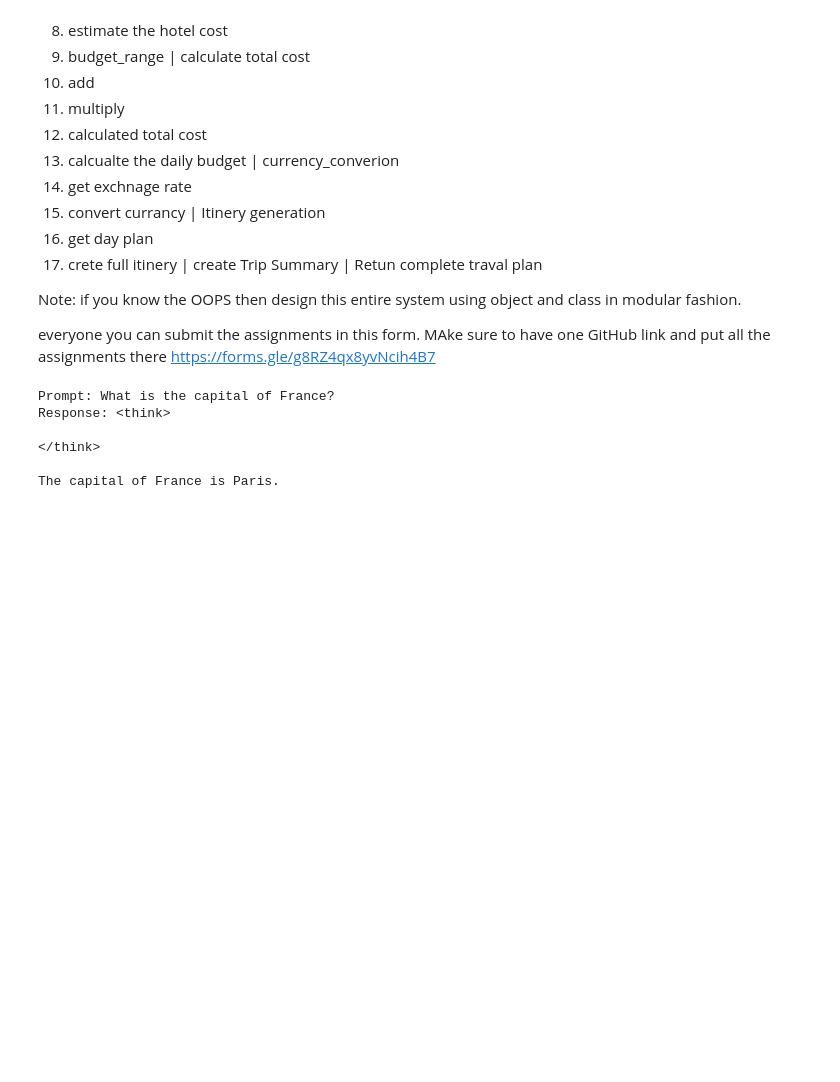
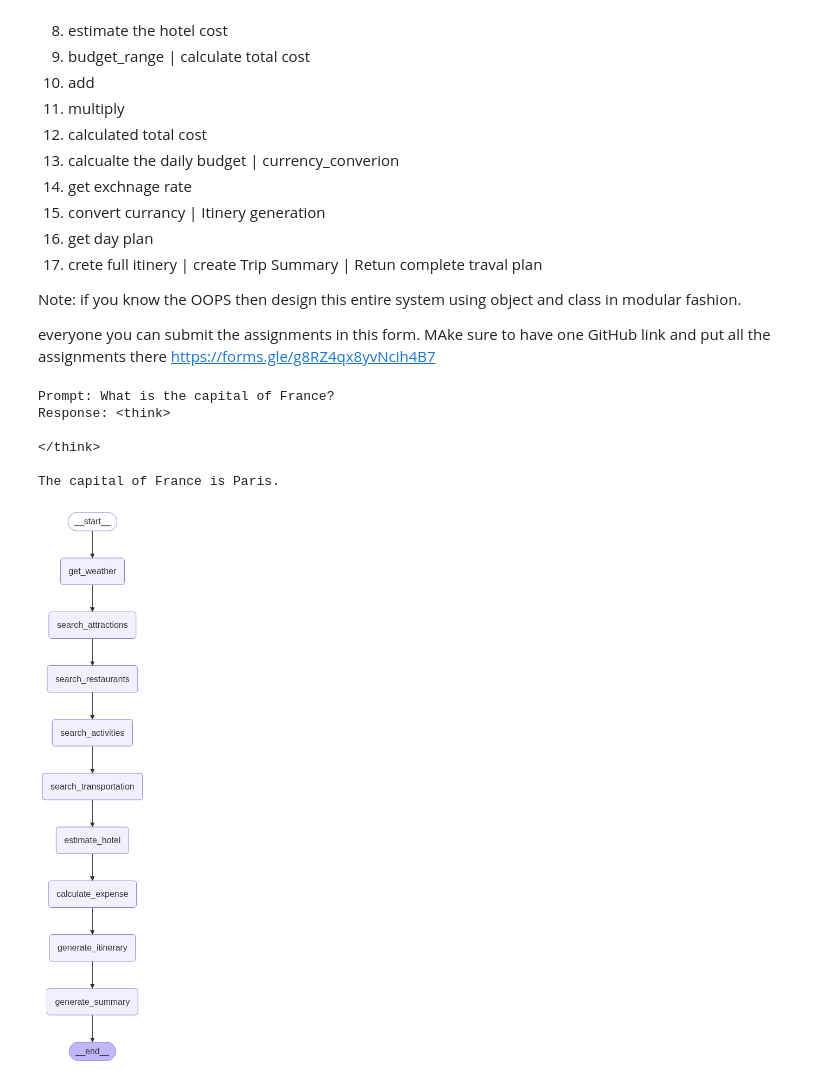
Before and after one commit to nrsanivarapu/AgenticAI, a Jupyter notebook: assignment_3.ipynb, the cells around one changed output. Saved outputs shown, nothing was run; the diff lists cells and outputs as text; code cells hidden in the pictures; blank space fills up the shorter version.

```diff
--- a/assignment_3.ipynb
+++ b/assignment_3.ipynb
@@ -84,0 +165,34 @@ The capital of France is Paris.
+# %%
+# Step 3: Build LangGraph Flow
+builder = StateGraph(TravelState)
+
+# Register each node
+builder.add_node("get_weather", get_weather)
+builder.add_node("search_attractions", search_attractions)
+builder.add_node("search_restaurants", search_restaurants)
+builder.add_node("search_activities", search_activities)
+builder.add_node("search_transportation", search_transportation)
+builder.add_node("estimate_hotel", estimate_hotel)
+builder.add_node("calculate_expense", calculate_expense)
+builder.add_node("generate_itinerary", generate_itinerary)
+builder.add_node("generate_summary", generate_summary)
+
+# Set up edges
+builder.set_entry_point("get_weather")
+builder.add_edge("get_weather", "search_attractions")
+builder.add_edge("search_attractions", "search_restaurants")
+builder.add_edge("search_restaurants", "search_activities")
+builder.add_edge("search_activities", "search_transportation")
+builder.add_edge("search_transportation", "estimate_hotel")
+builder.add_edge("estimate_hotel", "calculate_expense")
+builder.add_edge("calculate_expense", "generate_itinerary")
+builder.add_edge("generate_itinerary", "generate_summary")
+builder.add_edge("generate_summary", END)
+
+# Compile the graph
+graph = builder.compile()
+# %%
+from IPython.display import Image, display
+display(Image(graph.get_graph().draw_mermaid_png()))
+# %% [output]
+[figure, added]
```
Also changed, not shown: parts of 2 cells of this notebook.
